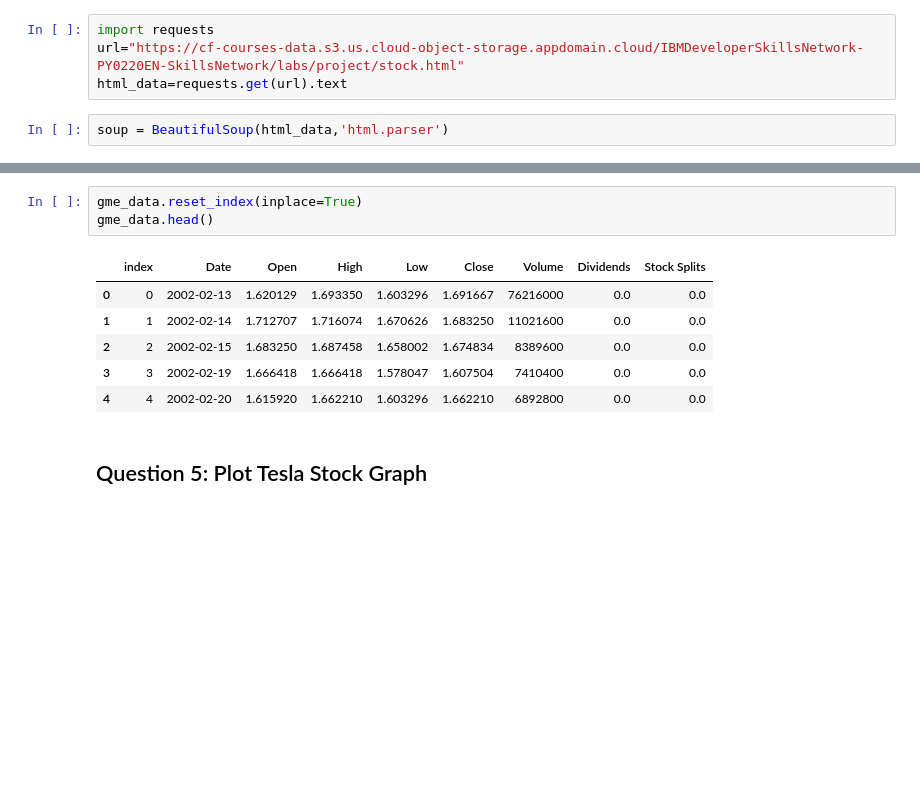
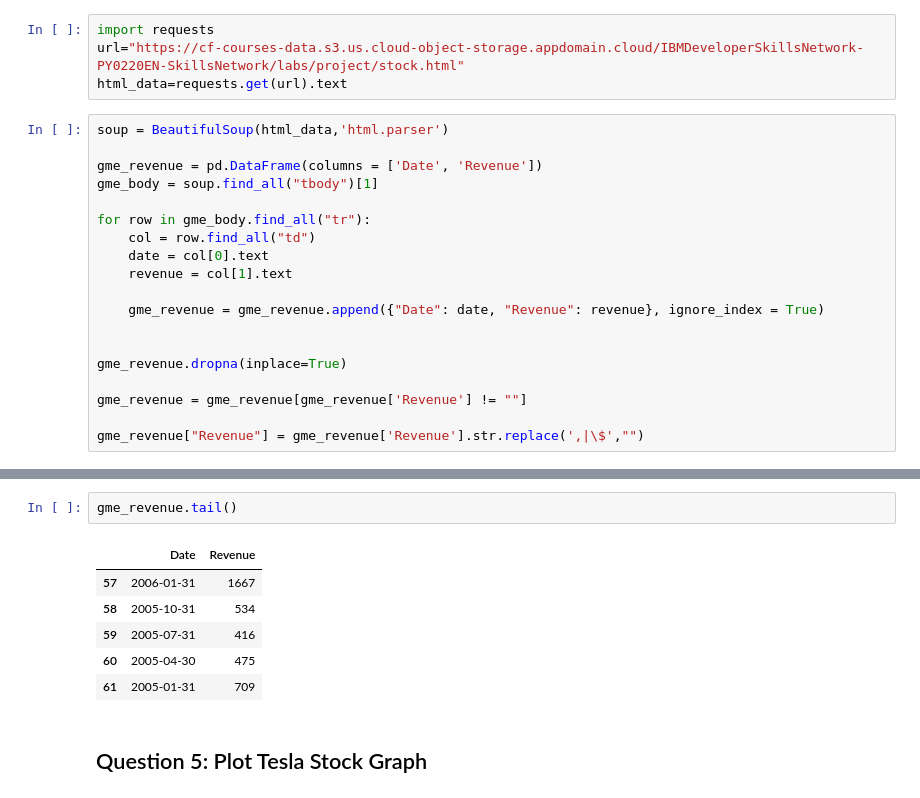
Before and after one commit to sfuller5641/testrepo, a Jupyter notebook: Final Assignment (1).ipynb, the cells around one changed output, grey strips where cells are left out. Saved outputs shown, nothing was run; the diff lists cells and outputs as text; blank space fills up the shorter version.

```diff
--- a/Final Assignment (1).ipynb
+++ b/Final Assignment (1).ipynb
@@ -179,3 +181,20 @@ url="https://cf-courses-data.s3.us.cloud-object-storage.appdomain.cloud/IBMDevel
 html_data=requests.get(url).text
 # %%
 soup = BeautifulSoup(html_data,'html.parser')
+
+gme_revenue = pd.DataFrame(columns = ['Date', 'Revenue'])
+gme_body = soup.find_all("tbody")[1]
+
+for row in gme_body.find_all("tr"):
+    col = row.find_all("td")
+    date = col[0].text
+    revenue = col[1].text
+
+    gme_revenue = gme_revenue.append({"Date": date, "Revenue": revenue}, ignore_index = True)
+
+
+gme_revenue.dropna(inplace=True)
+
+gme_revenue = gme_revenue[gme_revenue['Revenue'] != ""]
+
+gme_revenue["Revenue"] = gme_revenue['Revenue'].str.replace(',|\$',"")
@@ -182,13 +219,12 @@ soup = BeautifulSoup(html_data,'html.parser')
 # %%
-gme_data.reset_index(inplace=True)
-gme_data.head()
+gme_revenue.tail()
 # %% [output]
-|  | index | Date | Open | High | Low | Close | Volume | Dividends | Stock Splits |
-| 0 | 0 | 2002-02-13 | 1.620129 | 1.693350 | 1.603296 | 1.691667 | 76216000 | 0.0 | 0.0 |
-| 1 | 1 | 2002-02-14 | 1.712707 | 1.716074 | 1.670626 | 1.683250 | 11021600 | 0.0 | 0.0 |
-| 2 | 2 | 2002-02-15 | 1.683250 | 1.687458 | 1.658002 | 1.674834 | 8389600 | 0.0 | 0.0 |
-| 3 | 3 | 2002-02-19 | 1.666418 | 1.666418 | 1.578047 | 1.607504 | 7410400 | 0.0 | 0.0 |
-| 4 | 4 | 2002-02-20 | 1.615920 | 1.662210 | 1.603296 | 1.662210 | 6892800 | 0.0 | 0.0 |
+|  | Date | Revenue |
+| 57 | 2006-01-31 | 1667 |
+| 58 | 2005-10-31 | 534 |
+| 59 | 2005-07-31 | 416 |
+| 60 | 2005-04-30 | 475 |
+| 61 | 2005-01-31 | 709 |
 # %% [markdown]
 ## Question 5: Plot Tesla Stock Graph
 # %% [markdown]
```
Also changed, not shown: parts of 5 cells of this notebook.
